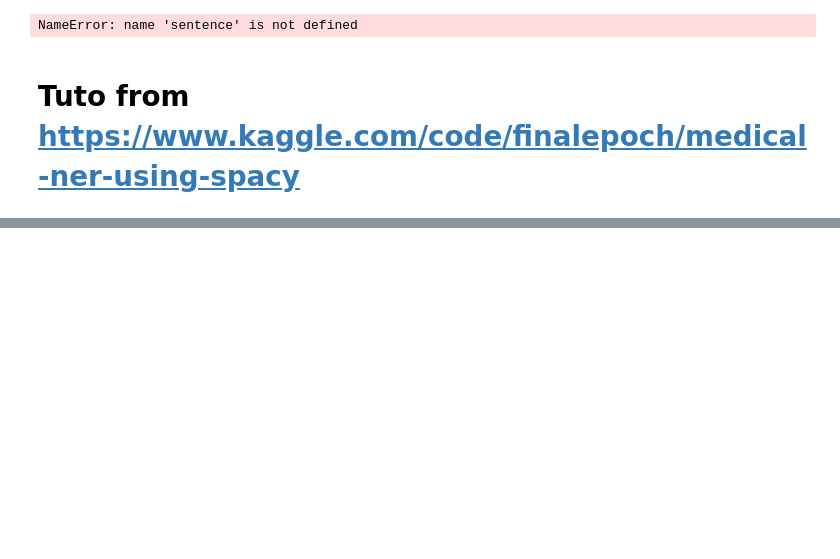
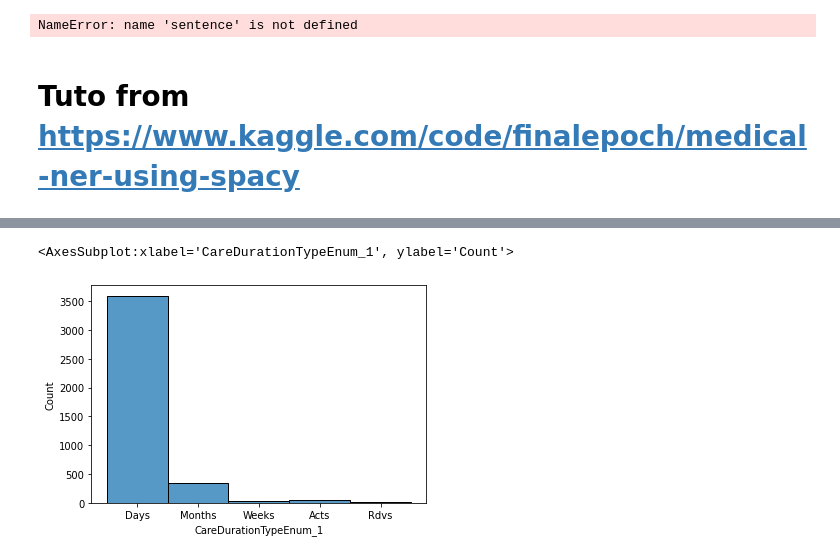
Before and after one commit to GeoffroyGit/ephesus, a Jupyter notebook: notebooks/Test_code_spacy.ipynb, the cells around one changed output, grey strips where cells are left out. Cells and saved outputs as stored; diff of their text form; code cells hidden in the pictures; blank space fills up the shorter version.

Commit message:
test for another model & exploration of NER results

```diff
--- a/notebooks/Test_code_spacy.ipynb
+++ b/notebooks/Test_code_spacy.ipynb
@@ -167,0 +170,5 @@ spacy.displacy.render(doc, style="ent",jupyter=True)
+# %%
+nlp = load_model("../models/model_full/model-best")
+# %%
+data = get_data_csv()
+data.head()
@@ -167,0 +186,3 @@ spacy.displacy.render(doc, style="ent",jupyter=True)
+# %%
+df_extract = data.copy()
+df_extract["labels"] = df_extract["translation"].apply(lambda x: return_label(x,nlp))
@@ -167,0 +214,5 @@ spacy.displacy.render(doc, style="ent",jupyter=True)
+# %%
+sns.histplot(df_extract['CareDurationTypeEnum_1'])
+# %% [output]
+<AxesSubplot:xlabel='CareDurationTypeEnum_1', ylabel='Count'>
+[figure, added]
```
Also changed, not shown: parts of 30 cells of this notebook.
